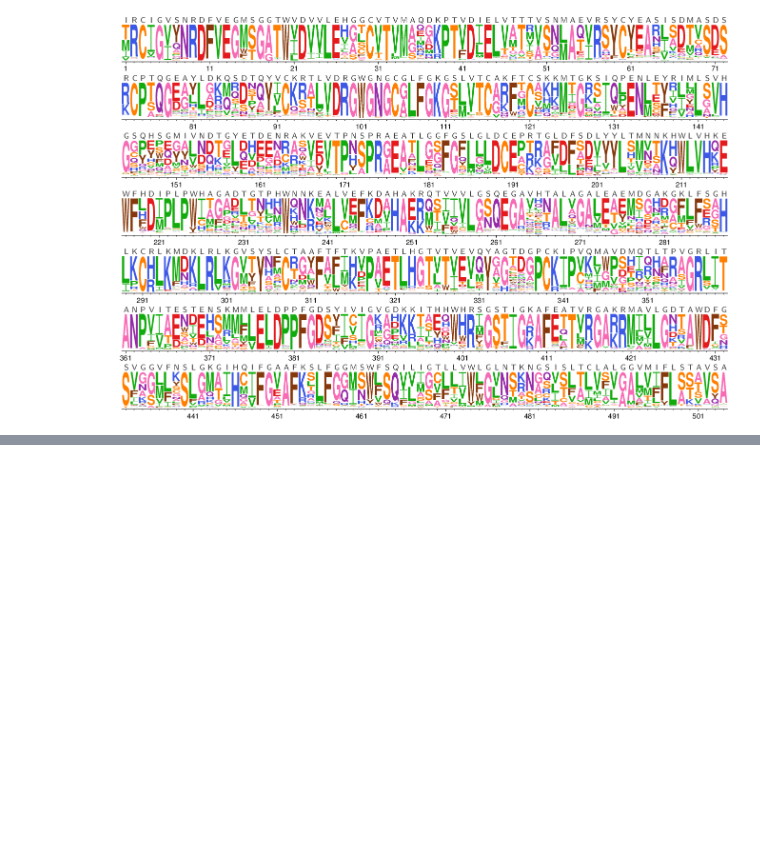
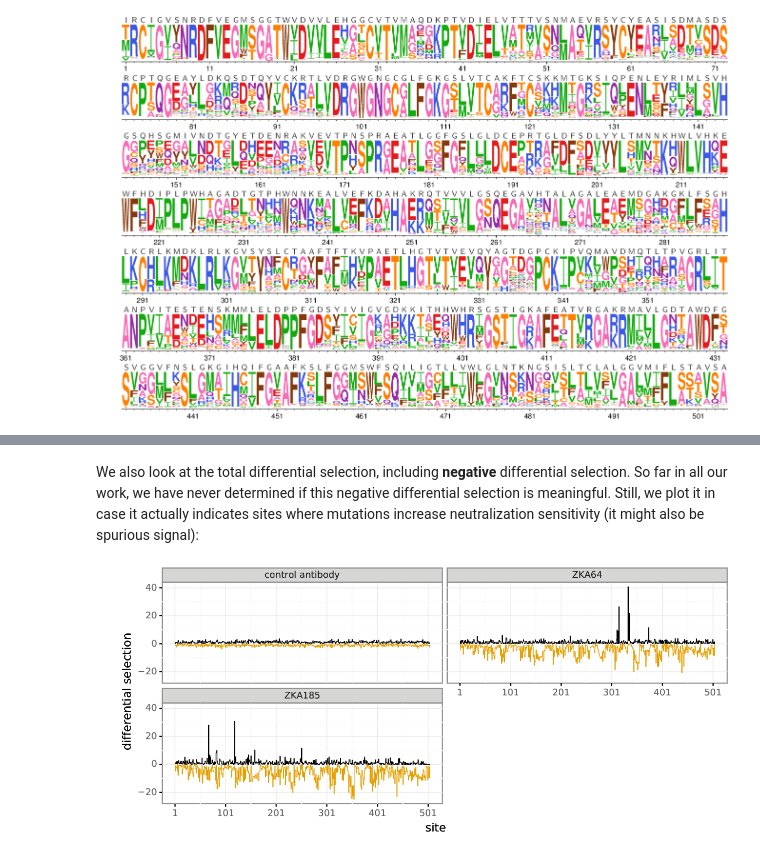
Before and after one commit to jbloomlab/ZIKV_DMS_with_EvansLab, a Jupyter notebook: analysis_notebook.ipynb, the cells around one changed output, grey strips where cells are left out. Cells and saved outputs as stored; diff of their text form; code cells hidden in the pictures; blank space fills up the shorter version.

```diff
--- a/analysis_notebook.ipynb
+++ b/analysis_notebook.ipynb
@@ -404,0 +495,8 @@ showPDF(os.path.join(logodir, 'rescaled_prefs.pdf'))
+# %% [markdown]
+We also look at the total differential selection, including **negative** differential selection.
+So far in all our work, we have never determined if this negative differential selection is meaningful.
+Still, we plot it in case it actually indicates sites where mutations increase neutralization sensitivity (it might also be spurious signal):
+# %%
+showPDF(os.path.join(diffseldir, 'summary_meantotaldiffsel.pdf'))
+# %% [output]
+[figure, added]
```
Also changed, not shown: parts of 28 cells of this notebook, 5 other files.
